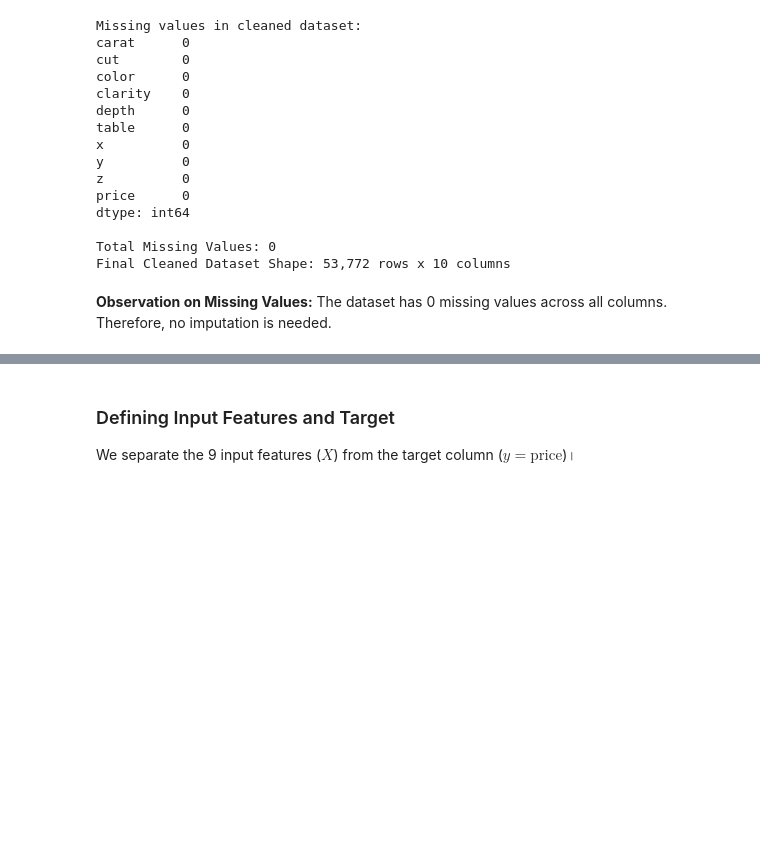
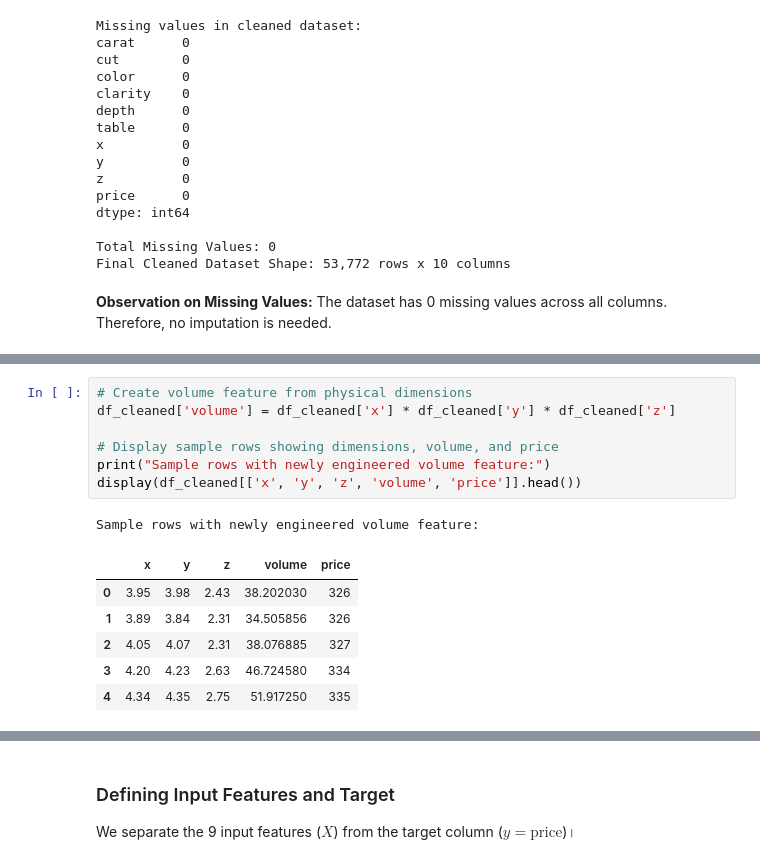
Before and after one commit to anish435/ML_capstone_project, a Jupyter notebook: notebooks/regression.ipynb, the cells around one changed output, grey strips where cells are left out. Drawn from its saved outputs; the diff is of its cells as text; blank space fills up the shorter version.

```diff
--- a/notebooks/regression.ipynb
+++ b/notebooks/regression.ipynb
@@ -517,0 +525,15 @@ The dataset has 0 missing values across all columns. Therefore, no imputation is
+# %%
+# Create volume feature from physical dimensions
+df_cleaned['volume'] = df_cleaned['x'] * df_cleaned['y'] * df_cleaned['z']
+
+# Display sample rows showing dimensions, volume, and price
+print("Sample rows with newly engineered volume feature:")
+display(df_cleaned[['x', 'y', 'z', 'volume', 'price']].head())
+# %% [output]
+Sample rows with newly engineered volume feature:
+|  | x | y | z | volume | price |
+| 0 | 3.95 | 3.98 | 2.43 | 38.202030 | 326 |
+| 1 | 3.89 | 3.84 | 2.31 | 34.505856 | 326 |
+| 2 | 4.05 | 4.07 | 2.31 | 38.076885 | 327 |
+| 3 | 4.20 | 4.23 | 2.63 | 46.724580 | 334 |
+| 4 | 4.34 | 4.35 | 2.75 | 51.917250 | 335 |
```
Also changed, not shown: parts of 10 cells of this notebook, 1 other file.
